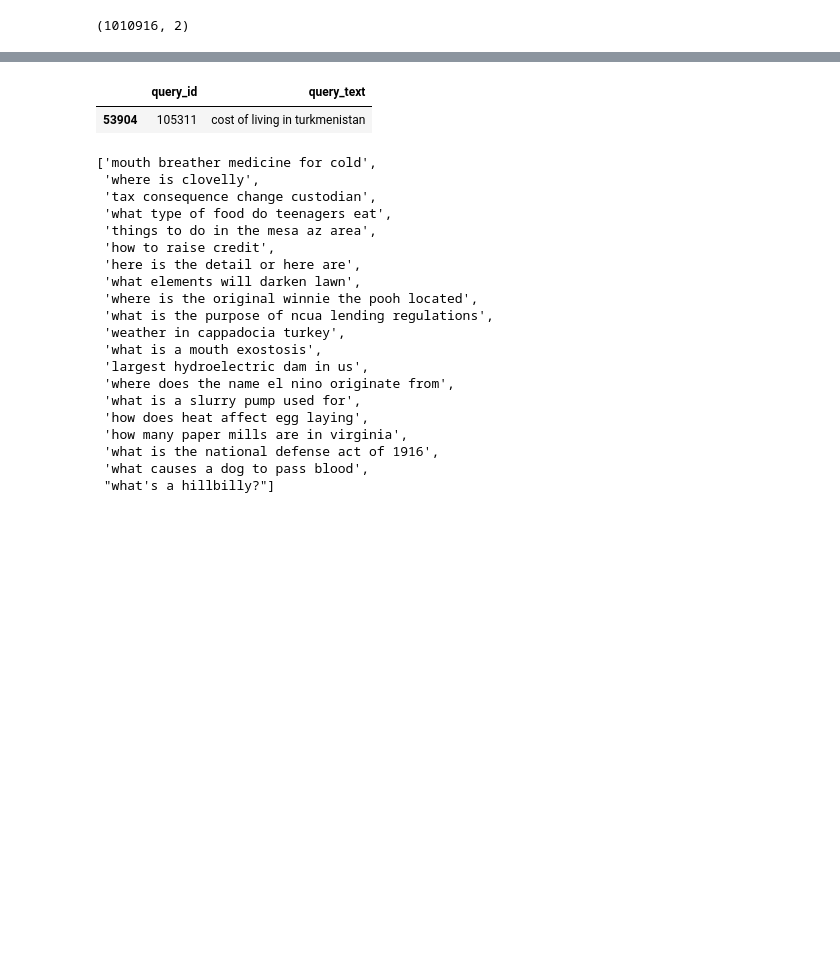
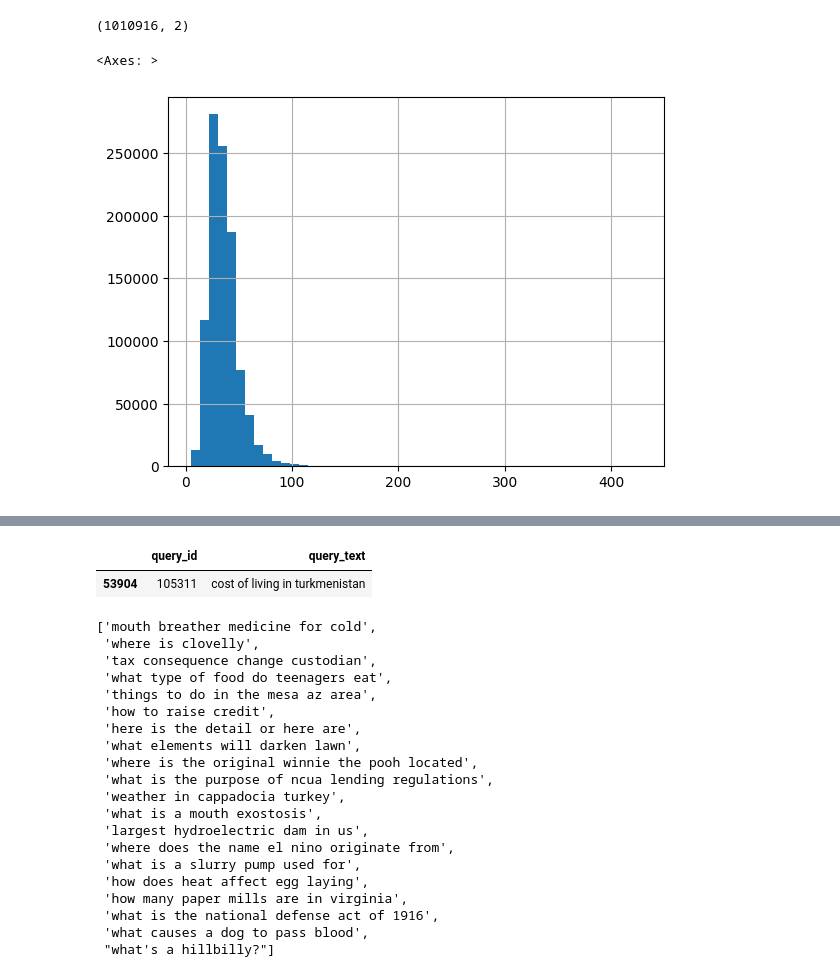
Before and after one commit to ilyankou/ms-marco-geospatial, a Jupyter notebook: 0-ProcessData.ipynb, the cells around one changed output, grey strips where cells are left out. Saved outputs shown, nothing was run; the diff lists cells and outputs as text; code cells hidden in the pictures; blank space fills up the shorter version.

Commit message:
Add all query lengths hist

```diff
--- a/0-ProcessData.ipynb
+++ b/0-ProcessData.ipynb
@@ -44,3 +44,8 @@ Wall time: 547 ms
 queries.shape
 # %% [output]
 (1010916, 2)
+# %%
+queries.query_text.str.len().hist(bins=50)
+# %% [output]
+<Axes: >
+[figure, added]
```
Also changed, not shown: parts of 3 cells of this notebook.
